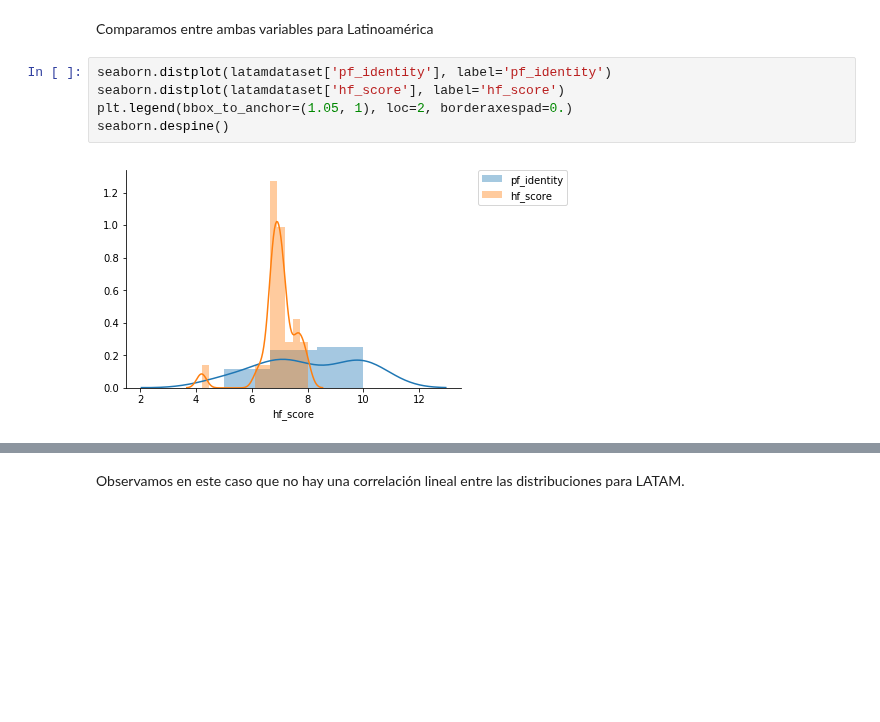
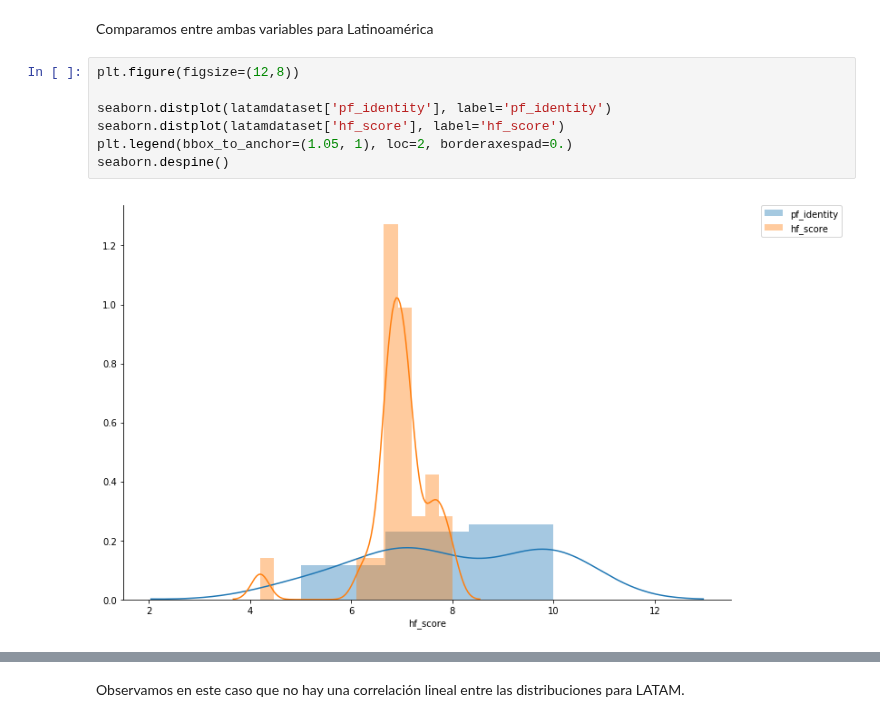
Before and after one commit to kevinsen/diplodatos-ayv-1, a Jupyter notebook: AyV-practico-1.ipynb, the cells around one changed output, grey strips where cells are left out. Cells and saved outputs as stored; diff of their text form; blank space fills up the shorter version.

```diff
--- a/AyV-practico-1.ipynb
+++ b/AyV-practico-1.ipynb
@@ -403,11 +415,13 @@ seaborn.despine()
 # %% [markdown]
 Comparamos entre ambas variables para Latinoamérica
 # %%
+plt.figure(figsize=(12,8))
+
 seaborn.distplot(latamdataset['pf_identity'], label='pf_identity')
 seaborn.distplot(latamdataset['hf_score'], label='hf_score')
 plt.legend(bbox_to_anchor=(1.05, 1), loc=2, borderaxespad=0.)
 seaborn.despine()
 # %% [output]
-[figure, old version]
+[figure, new version]
 # %%
 # QQ del hf_score vs pf_identity para LATAM
```
Also changed, not shown: parts of 41 cells of this notebook.
